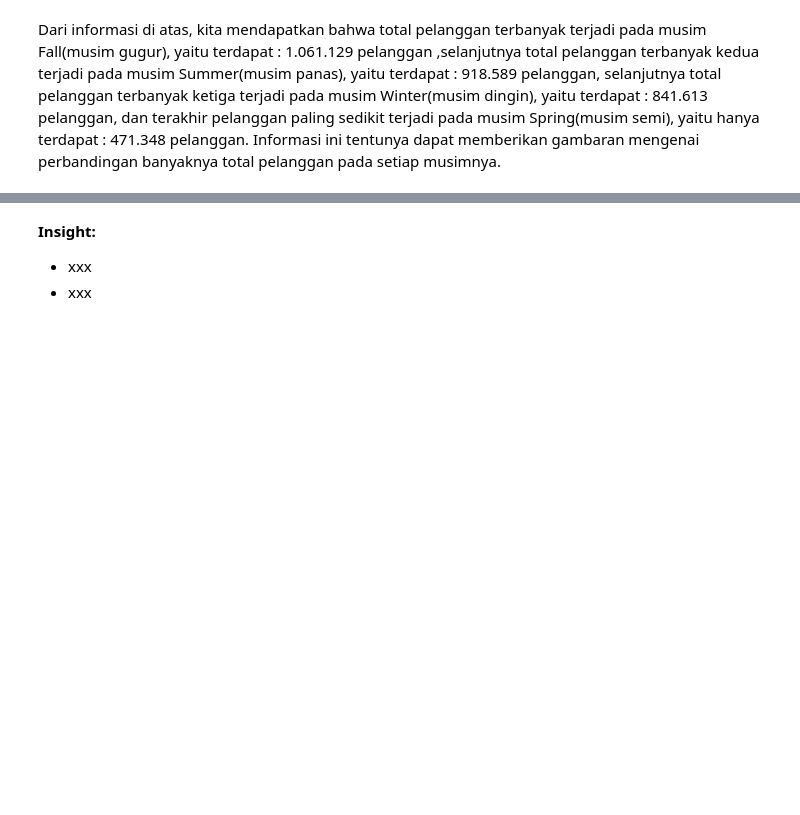
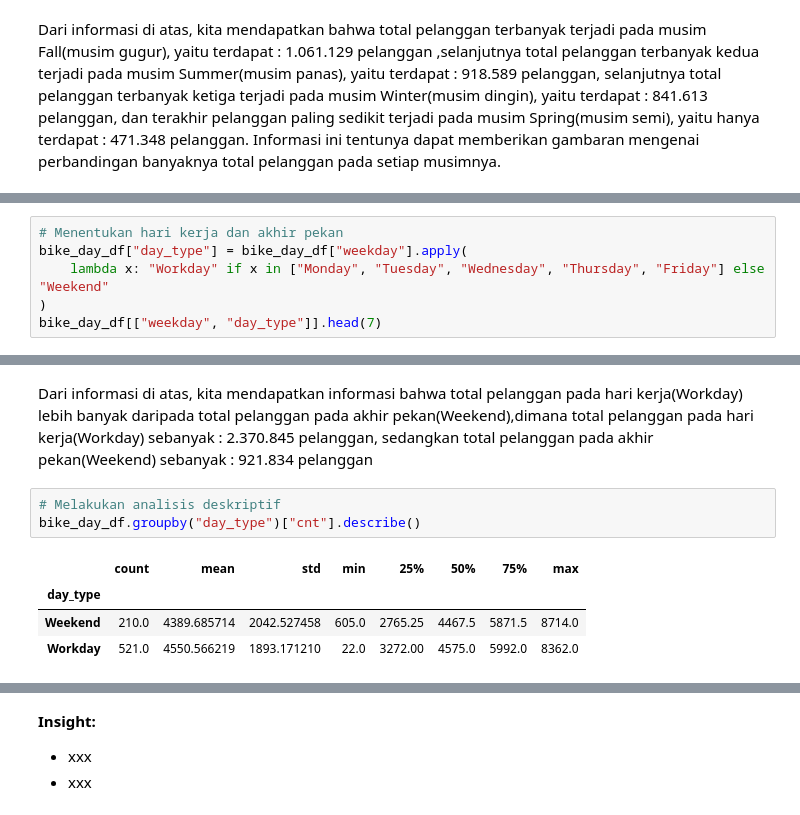
Before and after one commit to Nauviii/first_project_DataAnalayst, a Jupyter notebook: Notebook.ipynb, the cells around one changed output, grey strips where cells are left out. Cells and saved outputs as stored; diff of their text form; blank space fills up the shorter version.

```diff
--- a/Notebook.ipynb
+++ b/Notebook.ipynb
@@ -540,3 +597,9 @@ work_day_df
 | Thursday | 485395 |
 | Tuesday | 469109 |
 | Wednesday | 473048 |
+# %%
+# Menentukan hari kerja dan akhir pekan
+bike_day_df["day_type"] = bike_day_df["weekday"].apply(
+    lambda x: "Workday" if x in ["Monday", "Tuesday", "Wednesday", "Thursday", "Friday"] else "Weekend"
+)
+bike_day_df[["weekday", "day_type"]].head(7)
@@ -542,0 +635,10 @@ work_day_df
+# %% [markdown]
+Dari informasi di atas, kita mendapatkan informasi bahwa total pelanggan pada hari kerja(Workday) lebih banyak daripada total pelanggan pada akhir pekan(Weekend),dimana total pelanggan pada hari kerja(Workday) sebanyak : 2.370.845 pelanggan, sedangkan total pelanggan pada akhir pekan(Weekend) sebanyak : 921.834 pelanggan
+# %%
+# Melakukan analisis deskriptif
+bike_day_df.groupby("day_type")["cnt"].describe()
+# %% [output]
+|  | count | mean | std | min | 25% | 50% | 75% | max |
+| day_type |  |  |  |  |  |  |  |  |
+| Weekend | 210.0 | 4389.685714 | 2042.527458 | 605.0 | 2765.25 | 4467.5 | 5871.5 | 8714.0 |
+| Workday | 521.0 | 4550.566219 | 1893.171210 | 22.0 | 3272.00 | 4575.0 | 5992.0 | 8362.0 |
```
Also changed, not shown: parts of 12 cells of this notebook.
